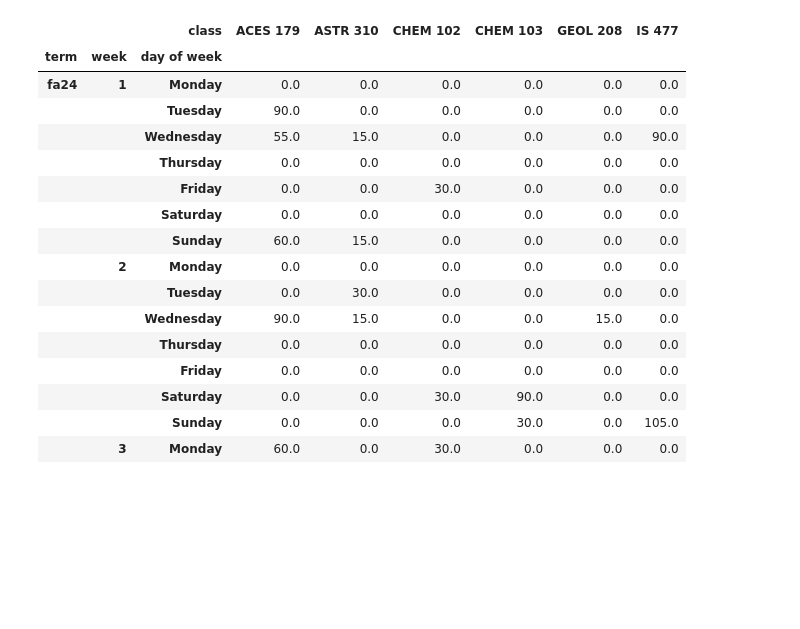
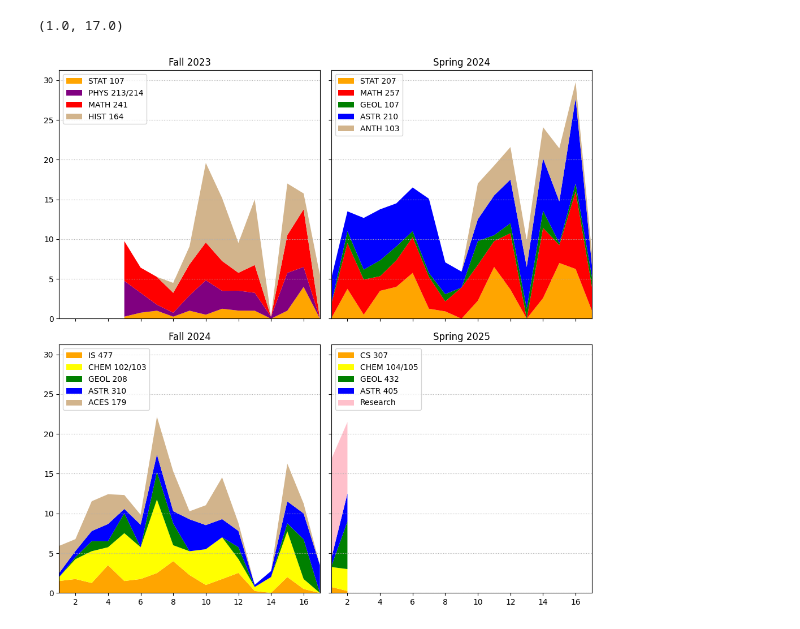
Before and after one commit to ryguy2k4/studytime, a Jupyter notebook: src/stack_plots.ipynb, the cells around one changed output. Cells and saved outputs as stored; diff of their text form; code cells hidden in the pictures; blank space fills up the shorter version.

```diff
--- a/src/stack_plots.ipynb
+++ b/src/stack_plots.ipynb
@@ -66,20 +8,0 @@ plt.xlim(1, 17)
-# %%
-fa24.head(15)
-# %% [output]
-|  |  | class | ACES 179 | ASTR 310 | CHEM 102 | CHEM 103 | GEOL 208 | IS 477 |
-| term | week | day of week |  |  |  |  |  |  |
-| fa24 | 1 | Monday | 0.0 | 0.0 | 0.0 | 0.0 | 0.0 | 0.0 |
-|  |  | Tuesday | 90.0 | 0.0 | 0.0 | 0.0 | 0.0 | 0.0 |
-|  |  | Wednesday | 55.0 | 15.0 | 0.0 | 0.0 | 0.0 | 90.0 |
-|  |  | Thursday | 0.0 | 0.0 | 0.0 | 0.0 | 0.0 | 0.0 |
-|  |  | Friday | 0.0 | 0.0 | 30.0 | 0.0 | 0.0 | 0.0 |
-|  |  | Saturday | 0.0 | 0.0 | 0.0 | 0.0 | 0.0 | 0.0 |
-|  |  | Sunday | 60.0 | 15.0 | 0.0 | 0.0 | 0.0 | 0.0 |
-|  | 2 | Monday | 0.0 | 0.0 | 0.0 | 0.0 | 0.0 | 0.0 |
-|  |  | Tuesday | 0.0 | 30.0 | 0.0 | 0.0 | 0.0 | 0.0 |
-|  |  | Wednesday | 90.0 | 15.0 | 0.0 | 0.0 | 15.0 | 0.0 |
-|  |  | Thursday | 0.0 | 0.0 | 0.0 | 0.0 | 0.0 | 0.0 |
-|  |  | Friday | 0.0 | 0.0 | 0.0 | 0.0 | 0.0 | 0.0 |
-|  |  | Saturday | 0.0 | 0.0 | 30.0 | 90.0 | 0.0 | 0.0 |
-|  |  | Sunday | 0.0 | 0.0 | 0.0 | 30.0 | 0.0 | 105.0 |
-|  | 3 | Monday | 60.0 | 0.0 | 30.0 | 0.0 | 0.0 | 0.0 |
@@ -86 +18,60 @@ fa24.head(15)
+# %%
+classes_and_colors = {
+    'fa23': {
+        'order' : ["STAT 107", "PHYS 213/214", "MATH 241", "HIST 164"],
+        'colors' : ['orange', 'purple', 'red', 'tan']
+    },
+    'sp24': {
+        'order' : ["STAT 207","MATH 257", "GEOL 107", "ASTR 210", "ANTH 103"],
+        'colors' : ['orange', 'red', 'green', 'blue', 'tan']
+    },
+    'fa24': {
+        'order' : ["IS 477", "CHEM 102/103", "GEOL 208", "ASTR 310", "ACES 179"],
+        'colors' : ['orange', 'yellow', 'green', 'blue', 'tan']
+    },
+    'sp25': {
+        'order' : ["CS 307", "CHEM 104/105", "GEOL 432", "ASTR 405", "Research"],
+        'colors' : ['orange', 'yellow', 'green', 'blue', 'pink']
+    },
+}
+# %%
+fig, ax = plt.subplots(2,2, figsize=[10,10], sharey=True, sharex=True)
+
+for i, term in enumerate(['fa23', 'sp24', 'fa24', 'sp25']):
+    if i == 0:
+        x=0
+        y=0
+    if i == 1:
+        x=0
+        y=1
+    if i == 2:
+        x=1
+        y=0
+    if i == 3:
+        x=1
+        y=1
+
+    df1 = to_stack_plot_data(master, term, classes_and_colors[term]['order'])
+    ax[x,y].stackplot(df1.index, [df1[col]/60 for col in df1.columns], labels=df1.columns, colors=classes_and_colors[term]['colors'])
+    # ax[x,y].set_yticklabels([int(yt / 60.0) for yt in ax[x,y].get_yticks()])  # Convert ticks to hours
+    ax[x,y].grid(axis='y', ls='dotted')
+    # ax[x,y].axvline(14, color='k', label="break")
+    ax[x,y].legend(df1.columns, loc='upper left')
+
+
+# FIGURE
+# fig.text(0.08, 0.5, 'minutes', va='center', rotation='vertical')
+# fig.text(0.515, 0.08, 'week', ha='center', rotation='horizontal')
+ax[0,0].set_title("Fall 2023")
+ax[0,1].set_title("Spring 2024")
+ax[1,0].set_title("Fall 2024")
+ax[1,1].set_title("Spring 2025")
+fig.align_xlabels()
+ax[0,0].set_xticks(list(range(0,17,2)))
+plt.tight_layout()
+fig.savefig('../results/stackplot_by_class.png')
+plt.xlim(1, 17)
+# %% [output]
+(1.0, 17.0)
+[figure, added]
 # %%
```
Also changed, not shown: parts of 7 cells of this notebook, 7 other files.
